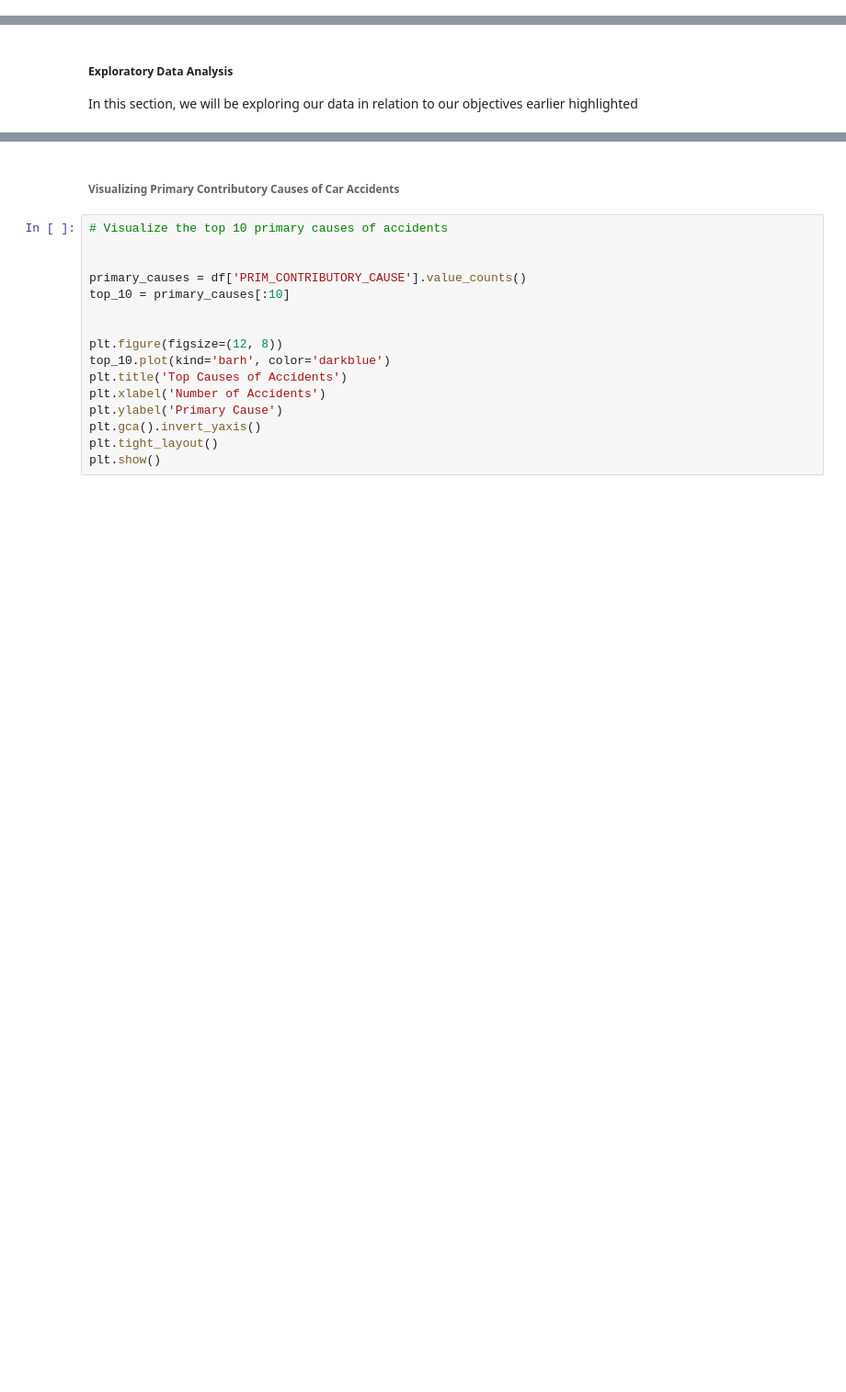
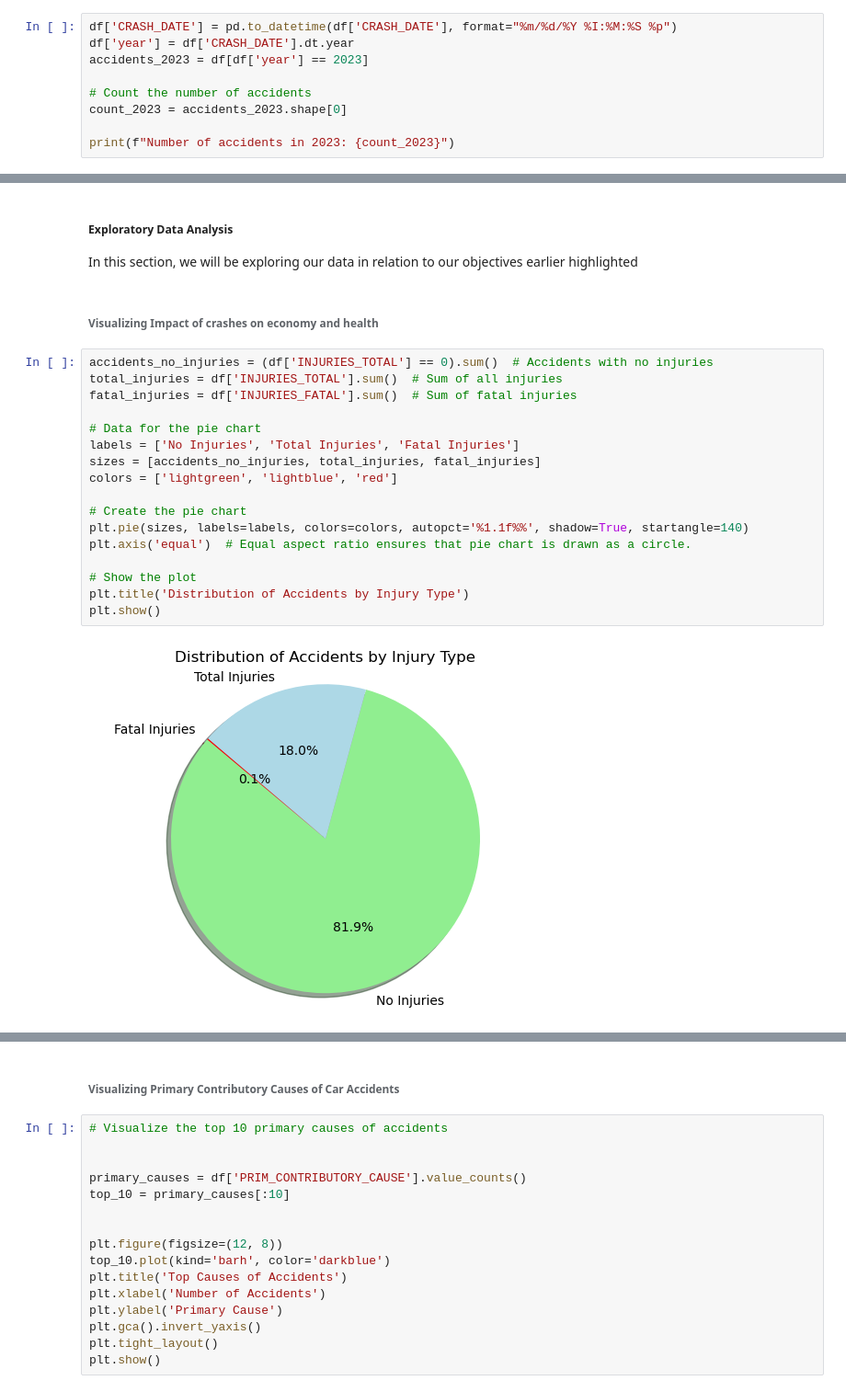
Before and after one commit to StephenMulingwa/Traffic-Crashes, a Jupyter notebook: Traffic_Crashes.ipynb, the cells around one changed output, grey strips where cells are left out. Shown at 92% size. Cells and saved outputs as stored; diff of their text form; blank space fills up the shorter version.

Commit message:
Updated notebook with more visualizations

```diff
--- a/Traffic_Crashes.ipynb
+++ b/Traffic_Crashes.ipynb
@@ -104,3 +104,12 @@ df.drop(columns=['LOCATION', 'CRASH_RECORD_ID', 'STREET_NO', 'BEAT_OF_OCCURRENCE
                  'INJURIES_UNKNOWN', 'CRASH_DATE_EST_I', 'LANE_CNT', 'INTERSECTION_RELATED_I', 'NOT_RIGHT_OF_WAY_I',
                  'HIT_AND_RUN_I', 'PHOTOS_TAKEN_I', 'STATEMENTS_TAKEN_I', 'DOORING_I', 'WORK_ZONE_I', 'WORK_ZONE_TYPE',
                  'WORKERS_PRESENT_I'], inplace = True)
+# %%
+df['CRASH_DATE'] = pd.to_datetime(df['CRASH_DATE'], format="%m/%d/%Y %I:%M:%S %p")
+df['year'] = df['CRASH_DATE'].dt.year
+accidents_2023 = df[df['year'] == 2023]
+
+# Count the number of accidents
+count_2023 = accidents_2023.shape[0]
+
+print(f"Number of accidents in 2023: {count_2023}")
@@ -107,3 +143,24 @@ df.drop(columns=['LOCATION', 'CRASH_RECORD_ID', 'STREET_NO', 'BEAT_OF_OCCURRENCE
 # %% [markdown]
 ##### Exploratory Data Analysis
 In this section, we will be exploring our data in relation to our objectives earlier highlighted
+# %% [markdown]
+###### Visualizing Impact of crashes on economy and health
+# %%
+accidents_no_injuries = (df['INJURIES_TOTAL'] == 0).sum()  # Accidents with no injuries
+total_injuries = df['INJURIES_TOTAL'].sum()  # Sum of all injuries
+fatal_injuries = df['INJURIES_FATAL'].sum()  # Sum of fatal injuries
+
+# Data for the pie chart
+labels = ['No Injuries', 'Total Injuries', 'Fatal Injuries']
+sizes = [accidents_no_injuries, total_injuries, fatal_injuries]
+colors = ['lightgreen', 'lightblue', 'red']
+
+# Create the pie chart
+plt.pie(sizes, labels=labels, colors=colors, autopct='%1.1f%%', shadow=True, startangle=140)
+plt.axis('equal')  # Equal aspect ratio ensures that pie chart is drawn as a circle.
+
+# Show the plot
+plt.title('Distribution of Accidents by Injury Type')
+plt.show()
+# %% [output]
+[figure, added]
```
Also changed, not shown: parts of 28 cells of this notebook.
